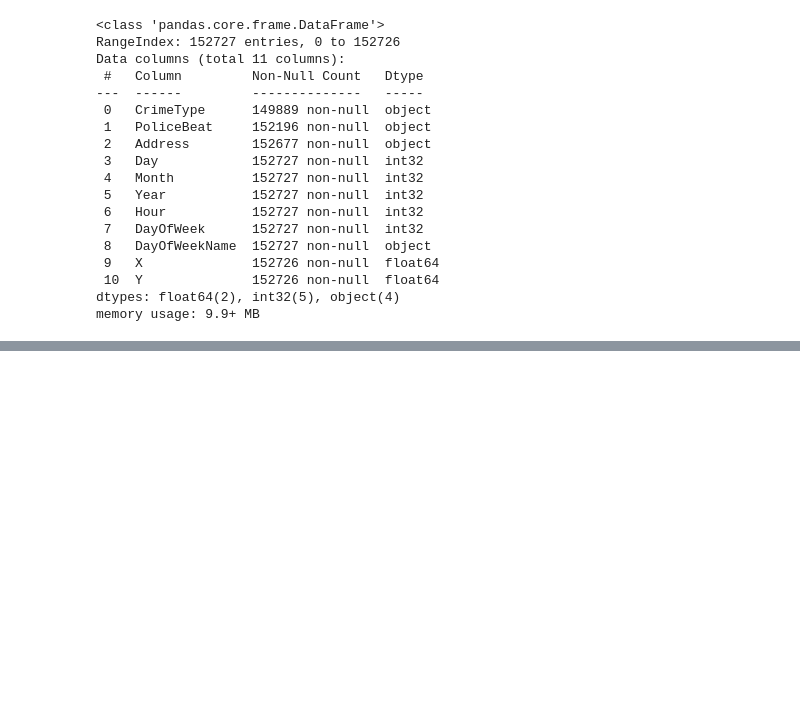
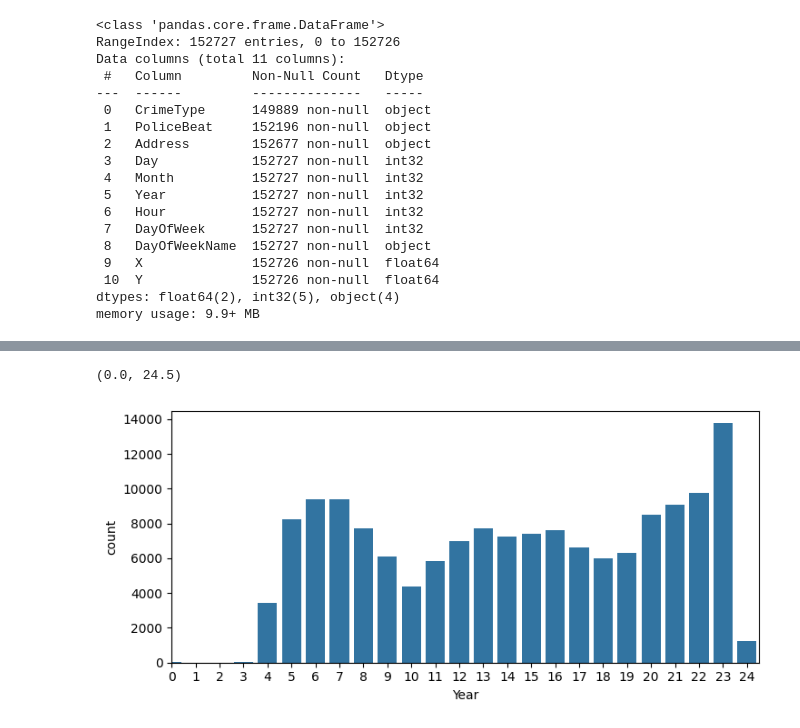
Before and after one commit to thinhh/CMPE-255-Project, a Jupyter notebook: data_exploration.ipynb, the cells around one changed output, grey strips where cells are left out. Drawn from its saved outputs; the diff is of its cells as text; code cells hidden in the pictures; blank space fills up the shorter version.

```diff
--- a/data_exploration.ipynb
+++ b/data_exploration.ipynb
@@ -197,0 +229,8 @@ df.head(5)
+# %%
+df['Year']= df["Year"]%100
+fig, ax = plt.subplots()
+ax= sns.barplot(df["Year"].value_counts(), ax=ax)
+ax.set_xlim(0,24.5)
+# %% [output]
+(0.0, 24.5)
+[figure, added]
```
Also changed, not shown: parts of 6 cells of this notebook.
